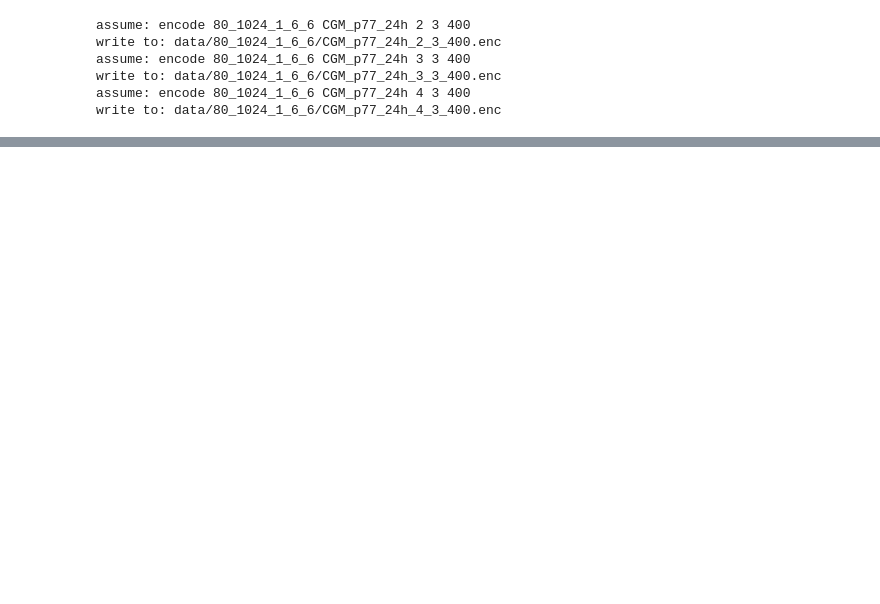
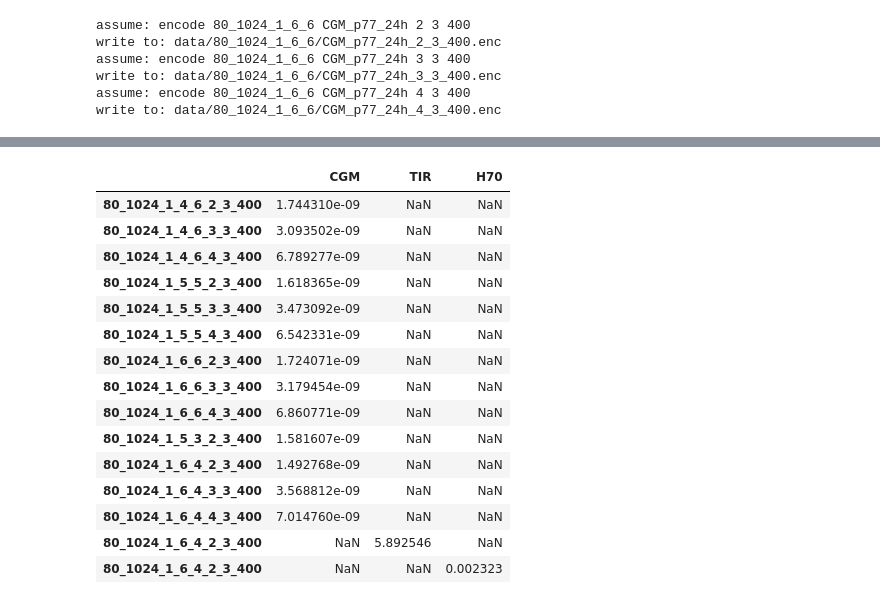
Before and after one commit to rickardbrannvall/teewondee, a Jupyter notebook: ewma_GVI/scripts.ipynb, the cells around one changed output, grey strips where cells are left out. Saved outputs shown, nothing was run; the diff lists cells and outputs as text; code cells hidden in the pictures; blank space fills up the shorter version.

```diff
--- a/ewma_GVI/scripts.ipynb
+++ b/ewma_GVI/scripts.ipynb
@@ -28,0 +141,22 @@ write to: data/80_1024_1_6_6/CGM_p77_24h_4_3_400.enc
+# %%
+tmp = pd.concat([
+    (pd.DataFrame(dt[idx], index=df.index) - df[[idx]].values).describe().T[["std"]].rename(columns={'std': idx})
+          for idx in ["CGM","TIR","H70"] ])
+tmp
+# %% [output]
+|  | CGM | TIR | H70 |
+| 80_1024_1_4_6_2_3_400 | 1.744310e-09 | NaN | NaN |
+| 80_1024_1_4_6_3_3_400 | 3.093502e-09 | NaN | NaN |
+| 80_1024_1_4_6_4_3_400 | 6.789277e-09 | NaN | NaN |
+| 80_1024_1_5_5_2_3_400 | 1.618365e-09 | NaN | NaN |
+| 80_1024_1_5_5_3_3_400 | 3.473092e-09 | NaN | NaN |
+| 80_1024_1_5_5_4_3_400 | 6.542331e-09 | NaN | NaN |
+| 80_1024_1_6_6_2_3_400 | 1.724071e-09 | NaN | NaN |
+| 80_1024_1_6_6_3_3_400 | 3.179454e-09 | NaN | NaN |
+| 80_1024_1_6_6_4_3_400 | 6.860771e-09 | NaN | NaN |
+| 80_1024_1_5_3_2_3_400 | 1.581607e-09 | NaN | NaN |
+| 80_1024_1_6_4_2_3_400 | 1.492768e-09 | NaN | NaN |
+| 80_1024_1_6_4_3_3_400 | 3.568812e-09 | NaN | NaN |
+| 80_1024_1_6_4_4_3_400 | 7.014760e-09 | NaN | NaN |
+| 80_1024_1_6_4_2_3_400 | NaN | 5.892546 | NaN |
+| 80_1024_1_6_4_2_3_400 | NaN | NaN | 0.002323 |
```
Also changed, not shown: parts of 17 cells of this notebook, 7 other files.
